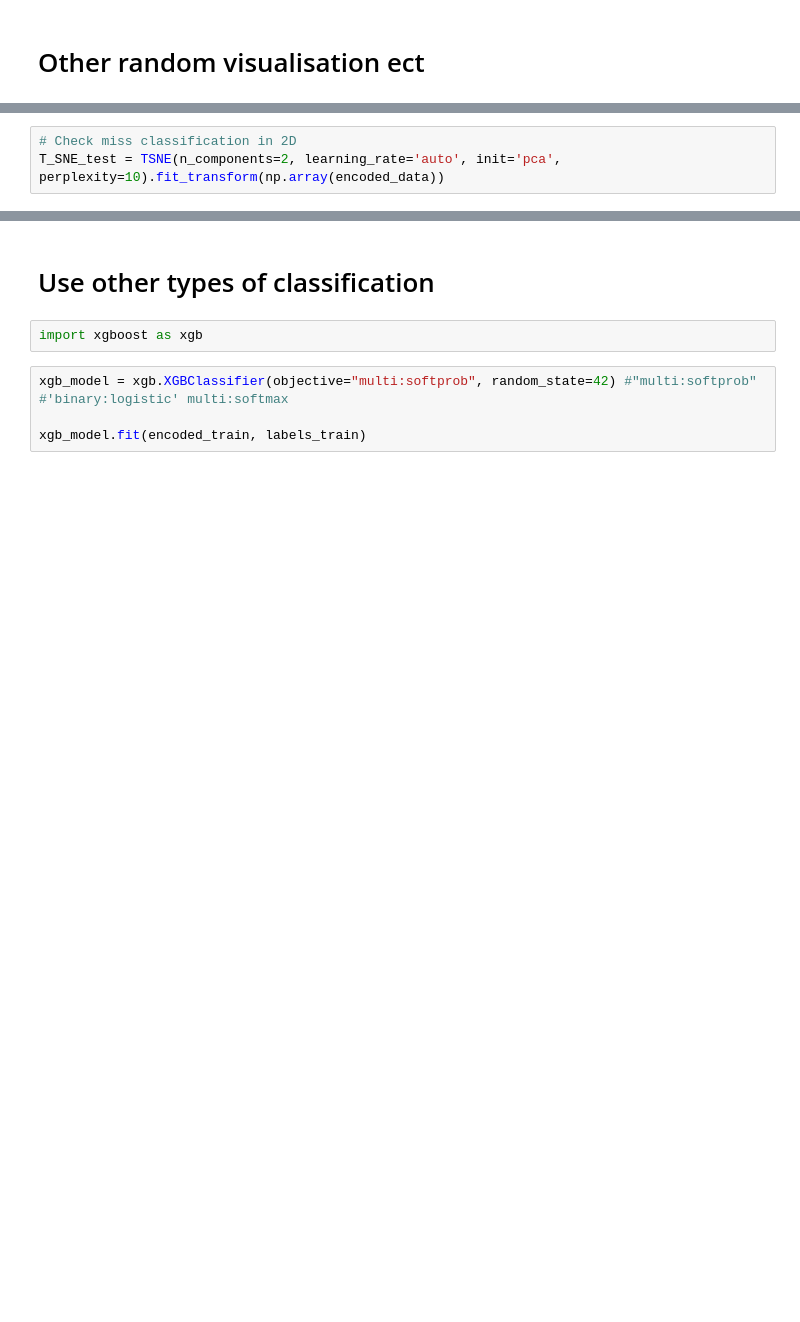
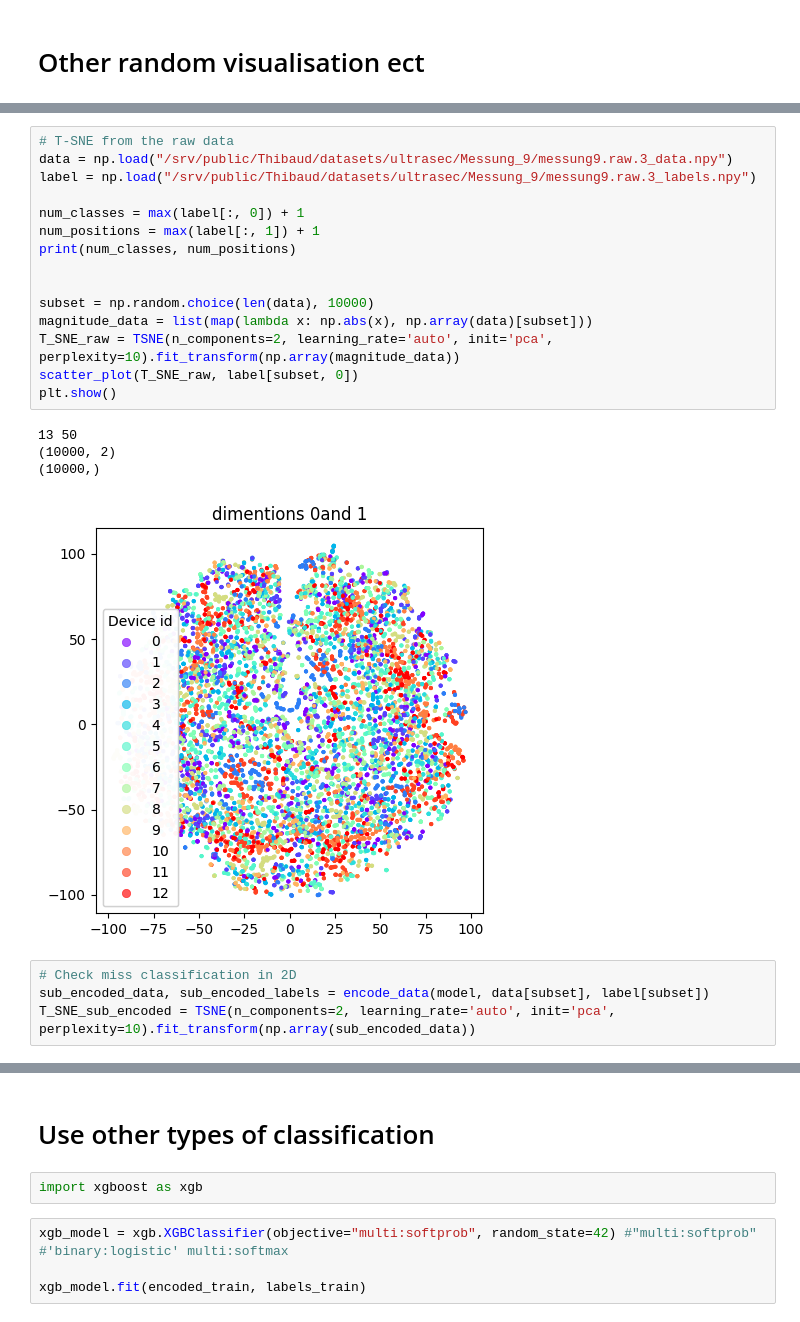
Before and after one commit to Thibaud-Ardoin/UWB-fingerprint, a Jupyter notebook: src/model_explorer.ipynb, the cells around one changed output, grey strips where cells are left out. Drawn from its saved outputs; the diff is of its cells as text; blank space fills up the shorter version.

```diff
--- a/src/model_explorer.ipynb
+++ b/src/model_explorer.ipynb
@@ -612,3 +954,24 @@ Ground truth labels
+# %%
+# T-SNE from the raw data
+data = np.load("/srv/public/Thibaud/datasets/ultrasec/Messung_9/messung9.raw.3_data.npy")
+label = np.load("/srv/public/Thibaud/datasets/ultrasec/Messung_9/messung9.raw.3_labels.npy")
+
+num_classes = max(label[:, 0]) + 1
+num_positions = max(label[:, 1]) + 1
+print(num_classes, num_positions)
+
+
+subset = np.random.choice(len(data), 10000)
+magnitude_data = list(map(lambda x: np.abs(x), np.array(data)[subset]))
+T_SNE_raw = TSNE(n_components=2, learning_rate='auto', init='pca', perplexity=10).fit_transform(np.array(magnitude_data))
+scatter_plot(T_SNE_raw, label[subset, 0])
+plt.show()
+# %% [output]
+13 50
+(10000, 2)
+(10000,)
+[figure, added]
 # %%
 # Check miss classification in 2D
-T_SNE_test = TSNE(n_components=2, learning_rate='auto', init='pca', perplexity=10).fit_transform(np.array(encoded_data))
+sub_encoded_data, sub_encoded_labels = encode_data(model, data[subset], label[subset])
+T_SNE_sub_encoded = TSNE(n_components=2, learning_rate='auto', init='pca', perplexity=10).fit_transform(np.array(sub_encoded_data))
```
Also changed, not shown: parts of 42 cells of this notebook, 7 other files.
